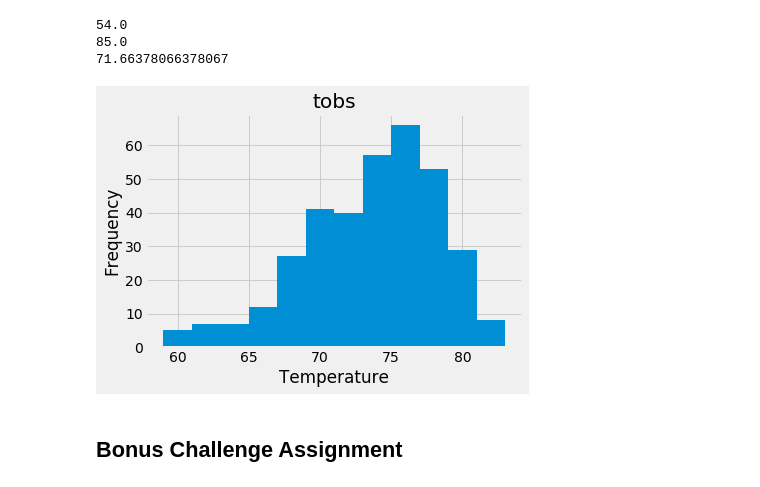
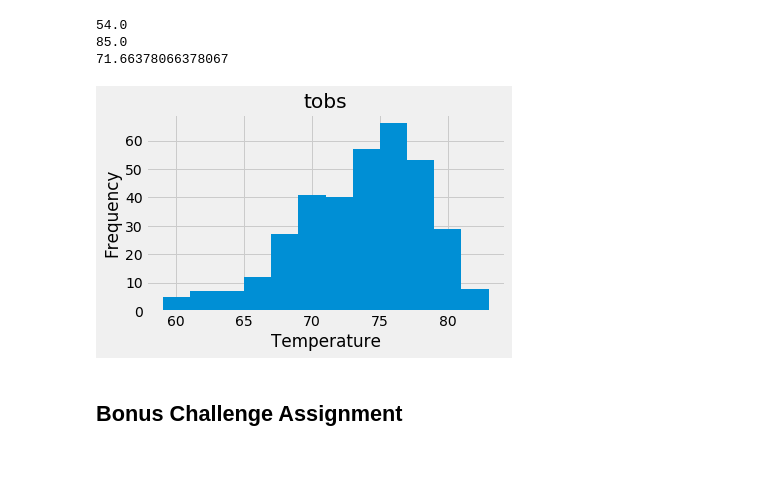
Before and after one commit to jnugent13/sqlalchemy-challenge, a Jupyter notebook: climate_starter.ipynb, the cells around one changed output. Cells and saved outputs as stored; diff of their text form; code cells hidden in the pictures.

Commit message:
Need to update first chart

```diff
--- a/climate_starter.ipynb
+++ b/climate_starter.ipynb
@@ -133,16 +133,17 @@ print(average_temp)
 # %%
 # Choose the station with the highest number of temperature observations.
 # Query the last 12 months of temperature observation data for this station and plot the results as a histogram
 last_year2 = session.query(Measurement.date, Measurement.tobs).\
             filter(Measurement.date >= query_date).filter(Measurement.station == 'USC00519281')
 
 temp_df = pd.DataFrame(last_year2.all())
 temp_df.hist(column='tobs', bins=12)
 plt.xlabel('Temperature')
 plt.ylabel('Frequency')
+plt.tight_layout()
 plt.show()
 # %% [output]
-[figure, old version]
+[figure, new version]
 # %% [markdown]
 ## Bonus Challenge Assignment
 # %%
```
